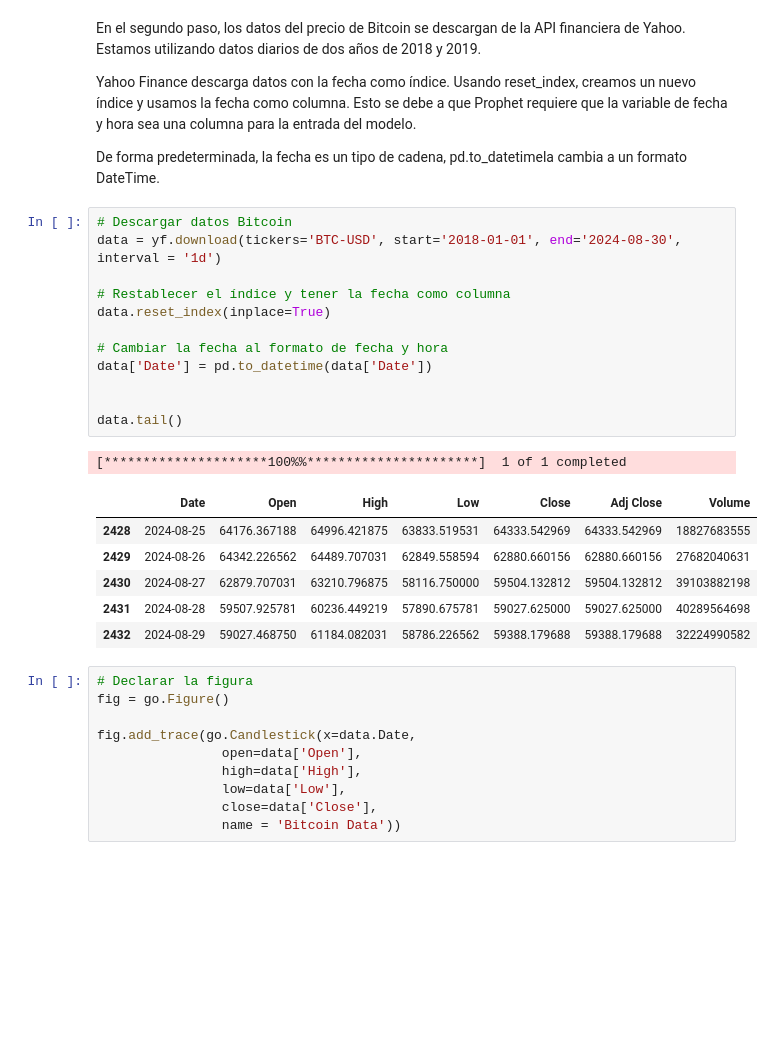
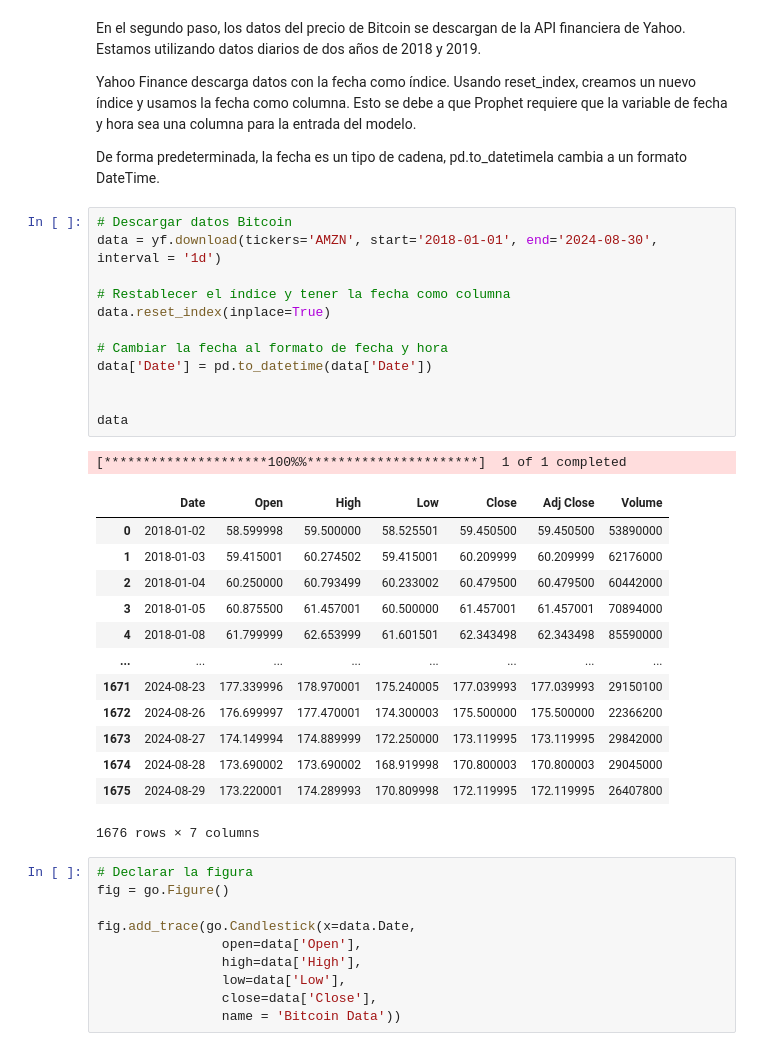
Before and after one commit to Wilsonsr/Series-de-Tiempo, a Jupyter notebook: CUADERNOS/Bitcoin_Phrophet.ipynb, the cells around one changed output. Saved outputs shown, nothing was run; the diff lists cells and outputs as text; blank space fills up the shorter version.

```diff
--- a/CUADERNOS/Bitcoin_Phrophet.ipynb
+++ b/CUADERNOS/Bitcoin_Phrophet.ipynb
@@ -92,24 +92,31 @@ Yahoo Finance descarga datos con la fecha como índice. Usando reset_index, crea
 De forma predeterminada, la fecha es un tipo de cadena, pd.to_datetimela cambia a un formato DateTime.
 # %%
 # Descargar datos Bitcoin
-data = yf.download(tickers='BTC-USD', start='2018-01-01', end='2024-08-30', interval = '1d')
+data = yf.download(tickers='AMZN', start='2018-01-01', end='2024-08-30', interval = '1d')
 
 # Restablecer el índice y tener la fecha como columna
 data.reset_index(inplace=True)
 
 # Cambiar la fecha al formato de fecha y hora
 data['Date'] = pd.to_datetime(data['Date'])
 
 
-data.tail()
+data
 # %% [output]
 [*********************100%%**********************]  1 of 1 completed
 |  | Date | Open | High | Low | Close | Adj Close | Volume |
-| 2428 | 2024-08-25 | 64176.367188 | 64996.421875 | 63833.519531 | 64333.542969 | 64333.542969 | 18827683555 |
-| 2429 | 2024-08-26 | 64342.226562 | 64489.707031 | 62849.558594 | 62880.660156 | 62880.660156 | 27682040631 |
-| 2430 | 2024-08-27 | 62879.707031 | 63210.796875 | 58116.750000 | 59504.132812 | 59504.132812 | 39103882198 |
-| 2431 | 2024-08-28 | 59507.925781 | 60236.449219 | 57890.675781 | 59027.625000 | 59027.625000 | 40289564698 |
-| 2432 | 2024-08-29 | 59027.468750 | 61184.082031 | 58786.226562 | 59388.179688 | 59388.179688 | 32224990582 |
+| 0 | 2018-01-02 | 58.599998 | 59.500000 | 58.525501 | 59.450500 | 59.450500 | 53890000 |
+| 1 | 2018-01-03 | 59.415001 | 60.274502 | 59.415001 | 60.209999 | 60.209999 | 62176000 |
+| 2 | 2018-01-04 | 60.250000 | 60.793499 | 60.233002 | 60.479500 | 60.479500 | 60442000 |
+| 3 | 2018-01-05 | 60.875500 | 61.457001 | 60.500000 | 61.457001 | 61.457001 | 70894000 |
+| 4 | 2018-01-08 | 61.799999 | 62.653999 | 61.601501 | 62.343498 | 62.343498 | 85590000 |
+| ... | ... | ... | ... | ... | ... | ... | ... |
+| 1671 | 2024-08-23 | 177.339996 | 178.970001 | 175.240005 | 177.039993 | 177.039993 | 29150100 |
+| 1672 | 2024-08-26 | 176.699997 | 177.470001 | 174.300003 | 175.500000 | 175.500000 | 22366200 |
+| 1673 | 2024-08-27 | 174.149994 | 174.889999 | 172.250000 | 173.119995 | 173.119995 | 29842000 |
+| 1674 | 2024-08-28 | 173.690002 | 173.690002 | 168.919998 | 170.800003 | 170.800003 | 29045000 |
+| 1675 | 2024-08-29 | 173.220001 | 174.289993 | 170.809998 | 172.119995 | 172.119995 | 26407800 |
+1676 rows × 7 columns
 # %%
 # Declarar la figura
 fig = go.Figure()
```
Also changed, not shown: parts of 14 cells of this notebook.
